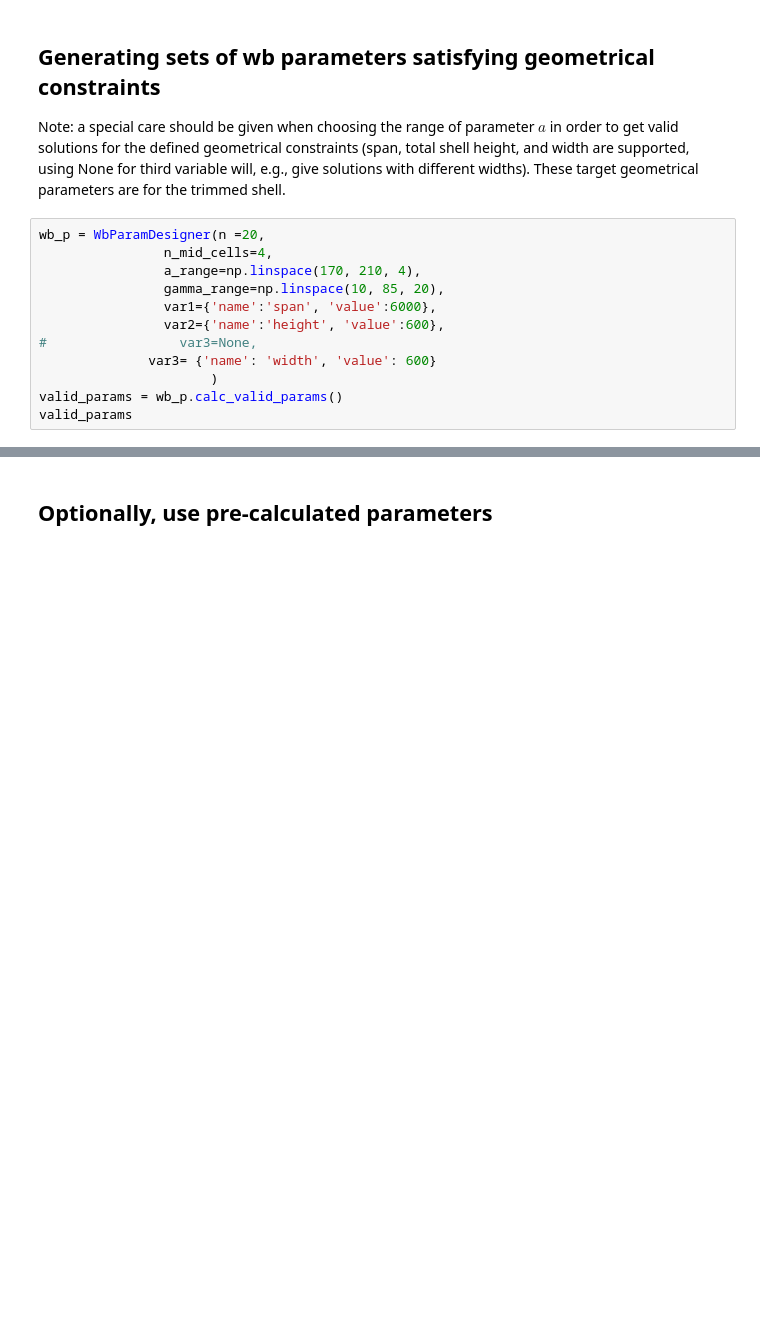
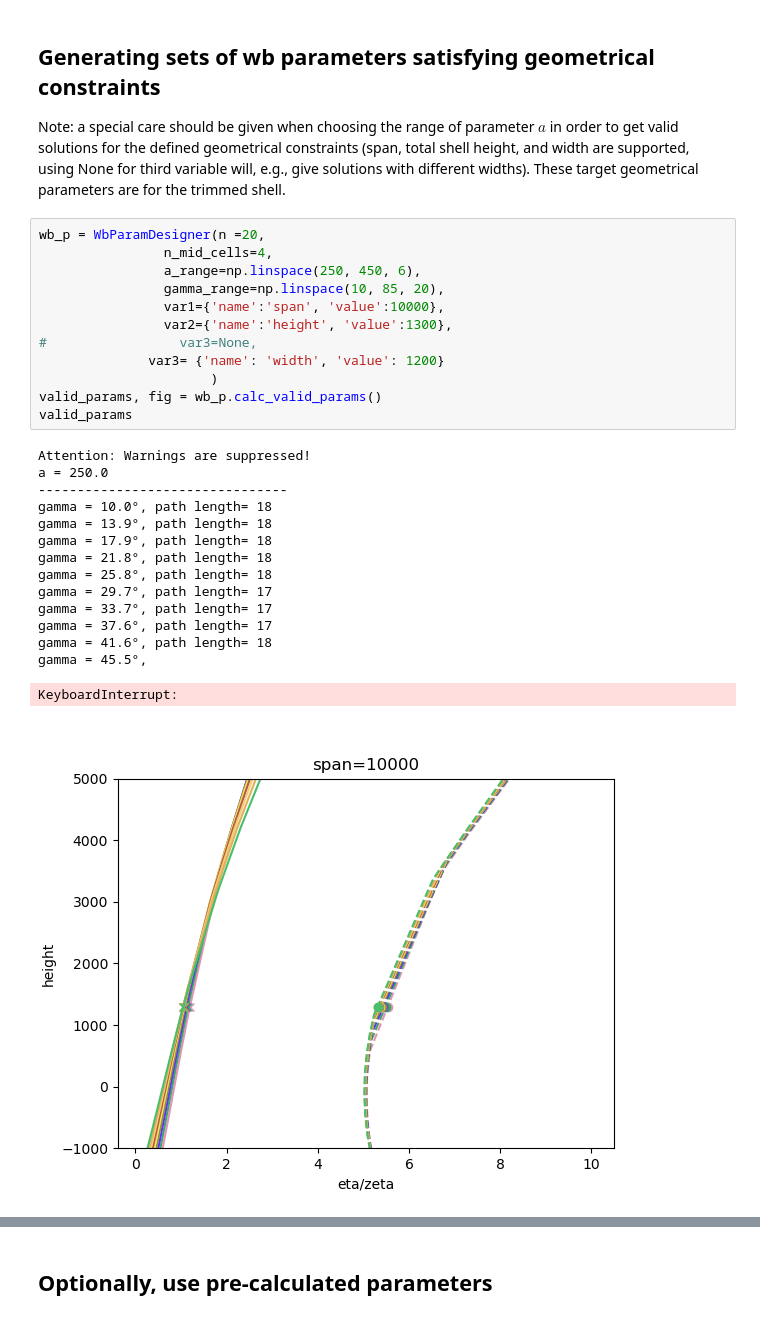
Before and after one commit to bmcs-group/bmcs_shell, a Jupyter notebook: notebooks/folding/geometry/TRR_demonstrator.ipynb, the cells around one changed output, grey strips where cells are left out. Drawn from its saved outputs; the diff is of its cells as text; blank space fills up the shorter version.

```diff
--- a/notebooks/folding/geometry/TRR_demonstrator.ipynb
+++ b/notebooks/folding/geometry/TRR_demonstrator.ipynb
@@ -14,12 +59,28 @@ Note: a special care should be given when choosing the range of parameter $a$ in
 # %%
 wb_p = WbParamDesigner(n =20,
                 n_mid_cells=4,
-                a_range=np.linspace(170, 210, 4),
+                a_range=np.linspace(250, 450, 6),
                 gamma_range=np.linspace(10, 85, 20),
-                var1={'name':'span', 'value':6000},
-                var2={'name':'height', 'value':600},
+                var1={'name':'span', 'value':10000},
+                var2={'name':'height', 'value':1300},
 #                 var3=None,
-              var3= {'name': 'width', 'value': 600}
+              var3= {'name': 'width', 'value': 1200}
                       )
-valid_params = wb_p.calc_valid_params()
+valid_params, fig = wb_p.calc_valid_params()
 valid_params
+# %% [output]
+Attention: Warnings are suppressed!
+a = 250.0
+--------------------------------
+gamma = 10.0°, path length= 18
+gamma = 13.9°, path length= 18
+gamma = 17.9°, path length= 18
+gamma = 21.8°, path length= 18
+gamma = 25.8°, path length= 18
+gamma = 29.7°, path length= 17
+gamma = 33.7°, path length= 17
+gamma = 37.6°, path length= 17
+gamma = 41.6°, path length= 18
+gamma = 45.5°,
+KeyboardInterrupt:
+[figure, added]
```
Also changed, not shown: parts of 18 cells of this notebook, 4 other files.
